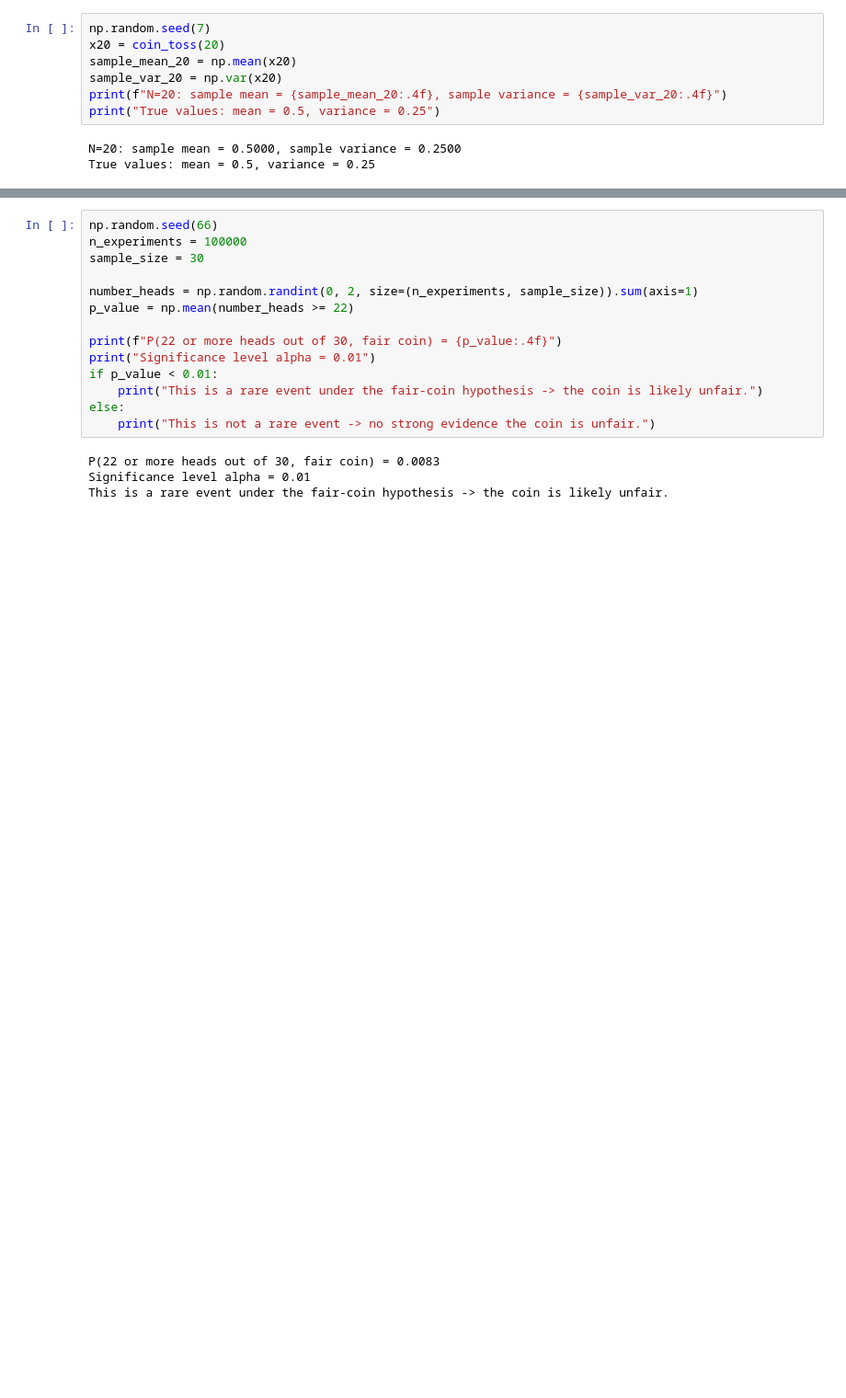
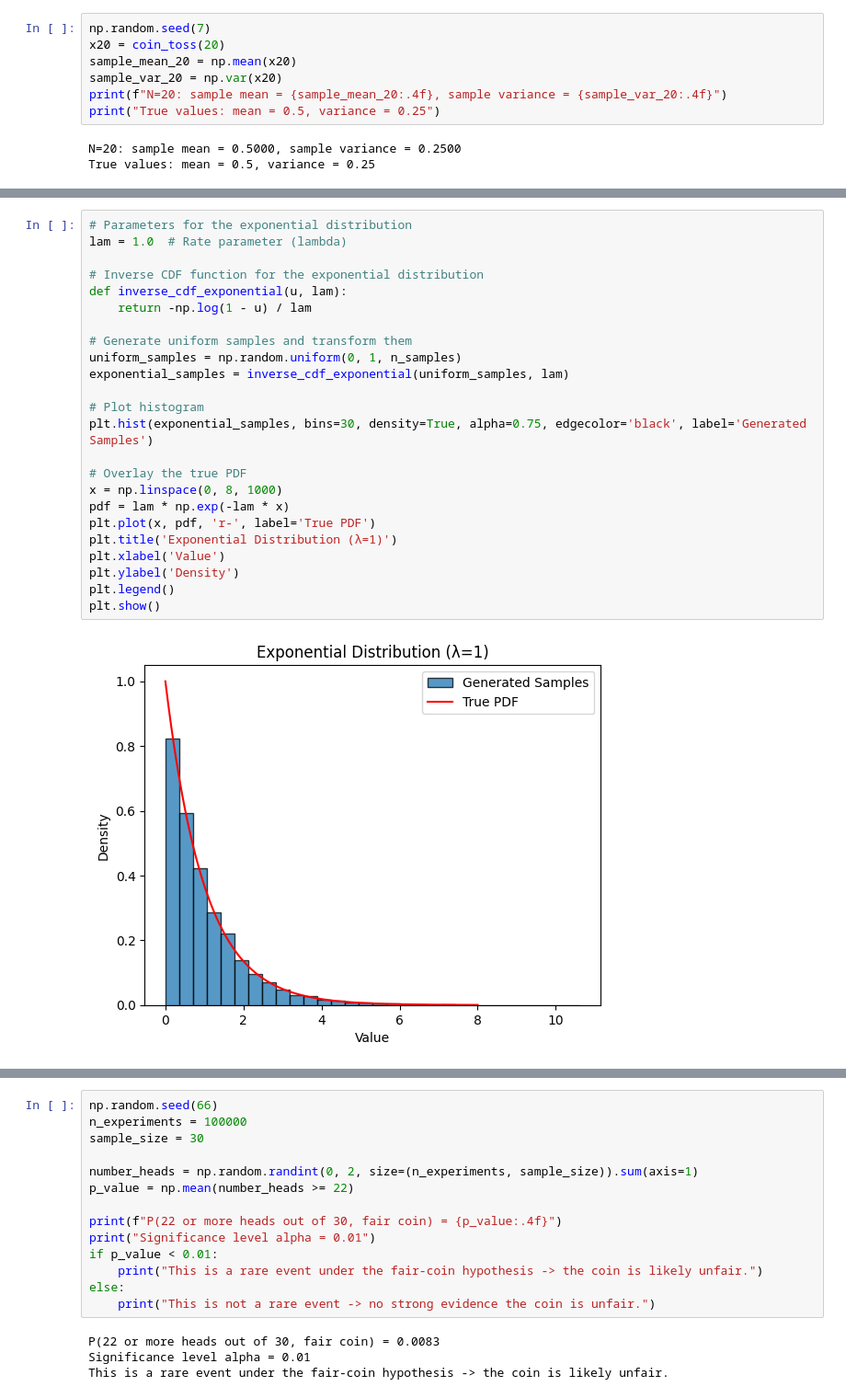
Before and after one commit to DiStocks/Scientific_Computation_2627, a Jupyter notebook: Class2_RandomGeneratorNumbers.ipynb, the cells around one changed output, grey strips where cells are left out. Shown at 92% size. Saved outputs shown, nothing was run; the diff lists cells and outputs as text; blank space fills up the shorter version.

```diff
--- a/Class2_RandomGeneratorNumbers.ipynb
+++ b/Class2_RandomGeneratorNumbers.ipynb
@@ -657 +558,27 @@ Empirical SEM at N=2500: 0.0099 (target was 0.01)
+# %%
+# Parameters for the exponential distribution
+lam = 1.0  # Rate parameter (lambda)
+
+# Inverse CDF function for the exponential distribution
+def inverse_cdf_exponential(u, lam):
+    return -np.log(1 - u) / lam
+
+# Generate uniform samples and transform them
+uniform_samples = np.random.uniform(0, 1, n_samples)
+exponential_samples = inverse_cdf_exponential(uniform_samples, lam)
+
+# Plot histogram
+plt.hist(exponential_samples, bins=30, density=True, alpha=0.75, edgecolor='black', label='Generated Samples')
+
+# Overlay the true PDF
+x = np.linspace(0, 8, 1000)
+pdf = lam * np.exp(-lam * x)
+plt.plot(x, pdf, 'r-', label='True PDF')
+plt.title('Exponential Distribution (λ=1)')
+plt.xlabel('Value')
+plt.ylabel('Density')
+plt.legend()
+plt.show()
+# %% [output]
+[figure, added]
 # %% [markdown]
```
Also changed, not shown: parts of 26 cells of this notebook.
